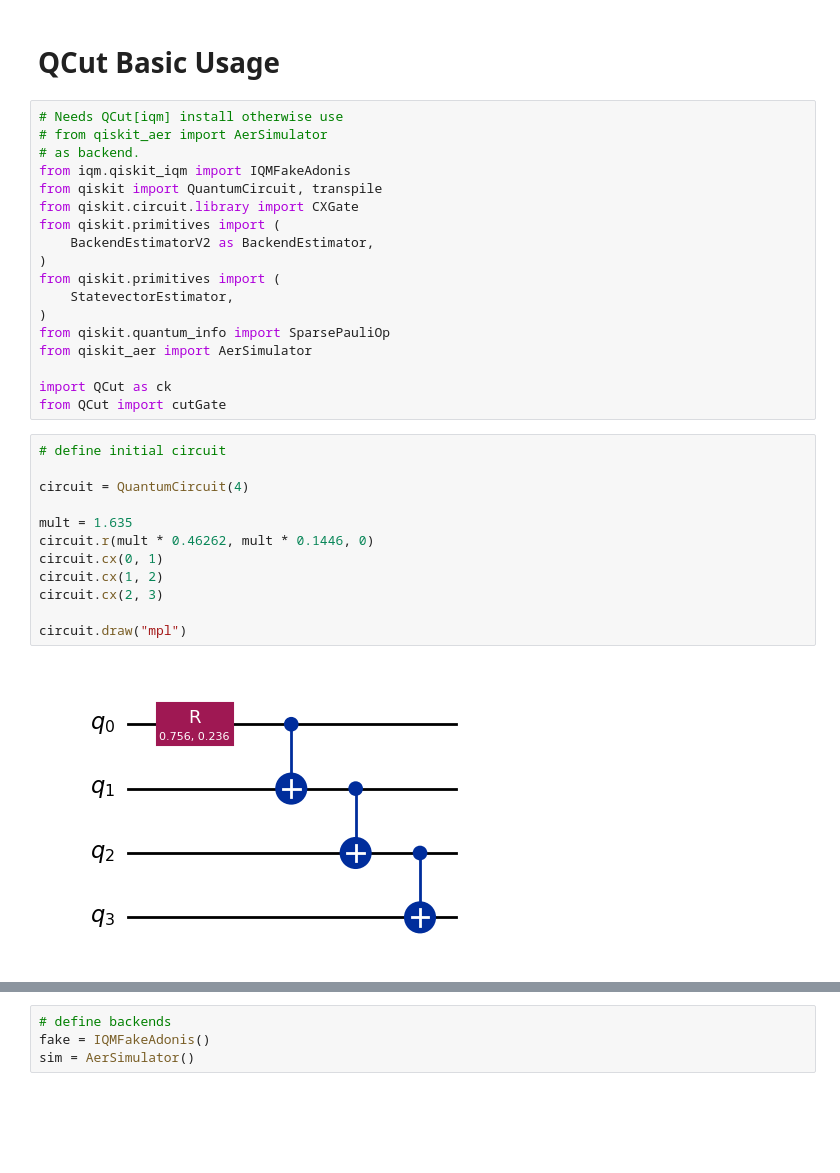
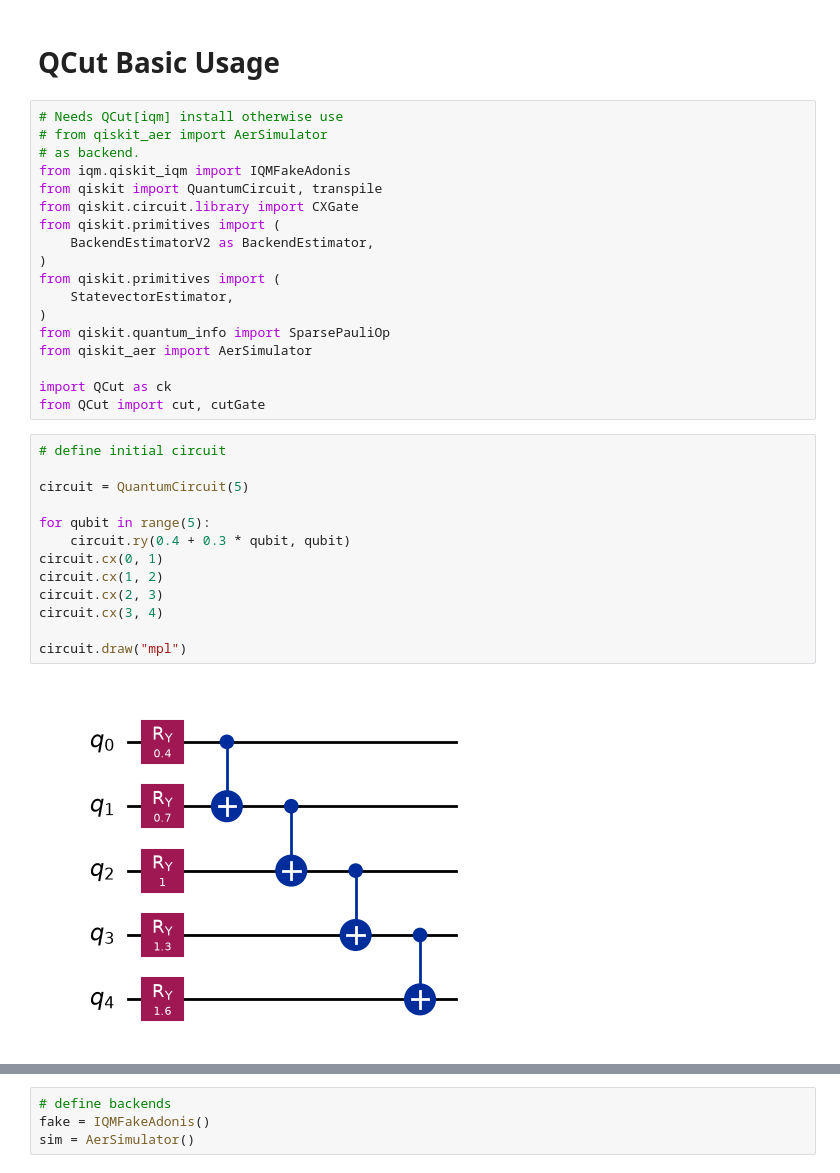
Before and after one commit to JooNiv/QCut, a Jupyter notebook: docs/notebooks/QCutBasicUsage.ipynb, the cells around one changed output, grey strips where cells are left out. Drawn from its saved outputs; the diff is of its cells as text; blank space fills up the shorter version.

```diff
--- a/docs/notebooks/QCutBasicUsage.ipynb
+++ b/docs/notebooks/QCutBasicUsage.ipynb
@@ -17,20 +17,21 @@ from qiskit.quantum_info import SparsePauliOp
 from qiskit_aer import AerSimulator
 
 import QCut as ck
-from QCut import cutGate
+from QCut import cut, cutGate
 # %%
 # define initial circuit
 
-circuit = QuantumCircuit(4)
+circuit = QuantumCircuit(5)
 
-mult = 1.635
-circuit.r(mult * 0.46262, mult * 0.1446, 0)
+for qubit in range(5):
+    circuit.ry(0.4 + 0.3 * qubit, qubit)
 circuit.cx(0, 1)
 circuit.cx(1, 2)
 circuit.cx(2, 3)
+circuit.cx(3, 4)
 
 circuit.draw("mpl")
 # %% [output]
-[figure, old version]
+[figure, new version]
 # %%
 # insert cuts
```
Also changed, not shown: parts of 7 cells of this notebook, 23 other files.
